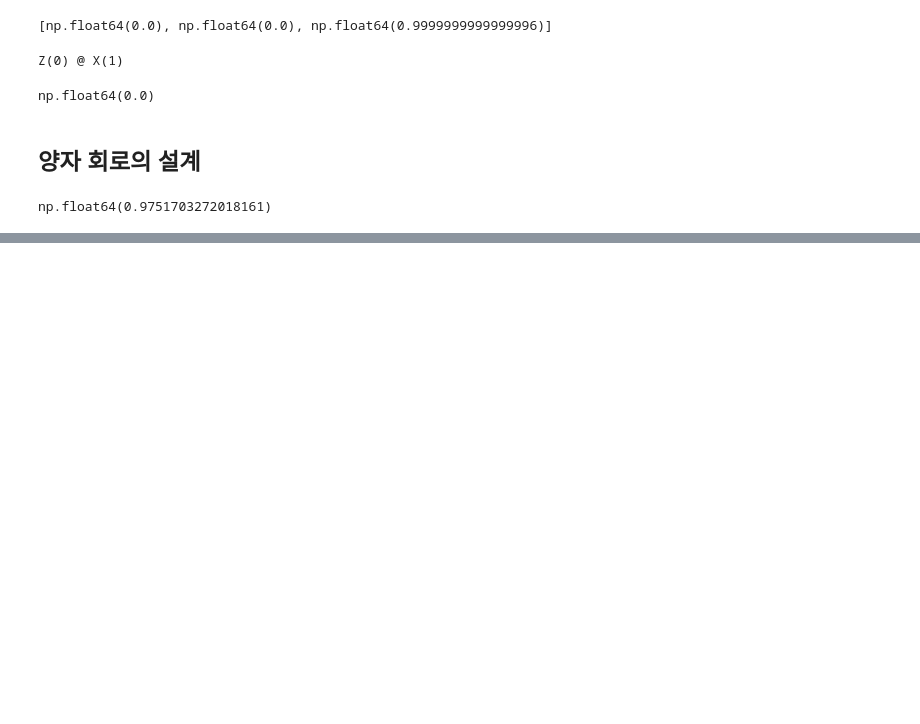
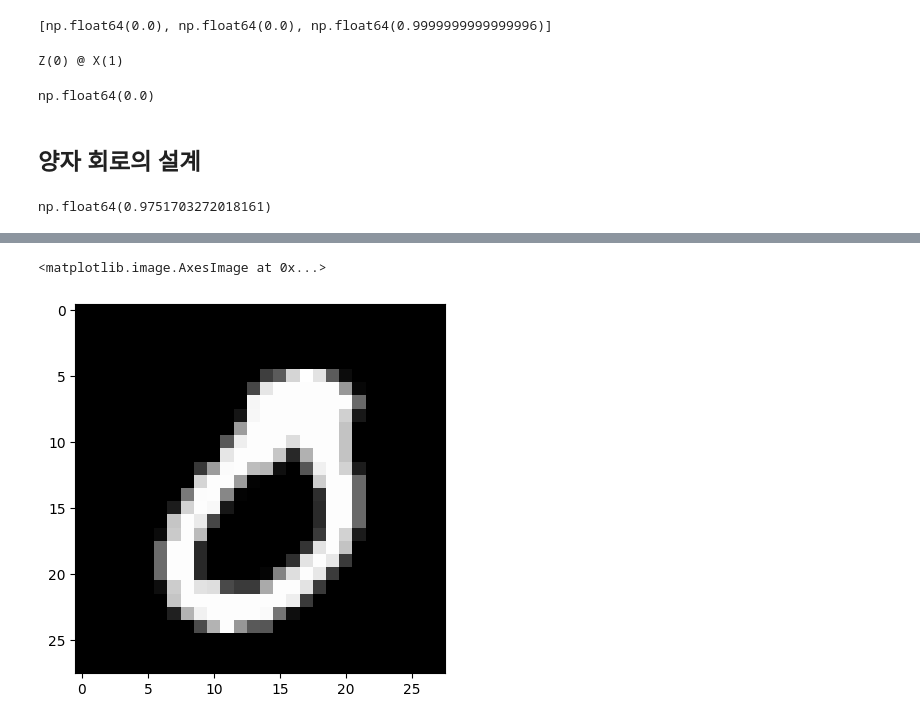
Before and after one commit to dk-moon/quantum-ai-competition, a Jupyter notebook: tutorial/QuantumMachineLearningGuide.ipynb, the cells around one changed output, grey strips where cells are left out. Drawn from its saved outputs; the diff is of its cells as text; code cells hidden in the pictures; blank space fills up the shorter version.

```diff
--- a/tutorial/QuantumMachineLearningGuide.ipynb
+++ b/tutorial/QuantumMachineLearningGuide.ipynb
@@ -128,0 +222,11 @@ np.float64(0.9751703272018161)
+# %%
+t_target = train_dataset.targets
+test_target = test_dataset.targets
+# %%
+t_mask = (t_target == 0) | (t_target == 1)
+t_indices = torch.where(t_mask)[0]
+zero_one_dataset_train = Subset(train_dataset, t_indices)
+
+test_mask = (test_target == 0) | (test_target == 1)
+test_indices = torch.where(test_mask)[0]
+zero_one_dataset_test = Subset(test_dataset, test_indices)
@@ -128,0 +238,5 @@ np.float64(0.9751703272018161)
+# %%
+plt.imshow(zero_one_dataset_train[20][0][0], cmap='gray')
+# %% [output]
+<matplotlib.image.AxesImage at 0x...>
+[figure, added]
```
Also changed, not shown: parts of 38 cells of this notebook, 2 other files.
